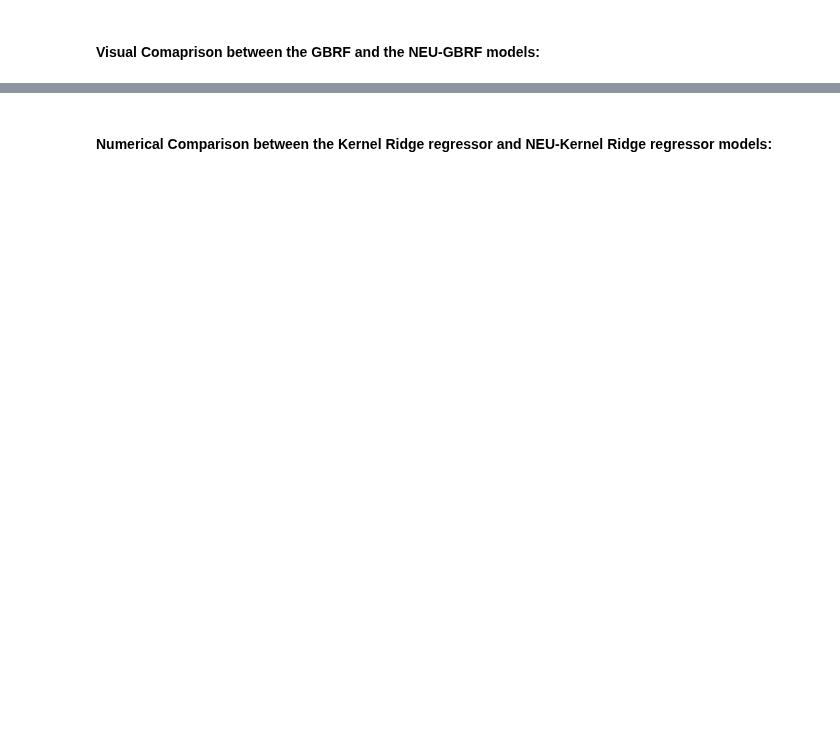
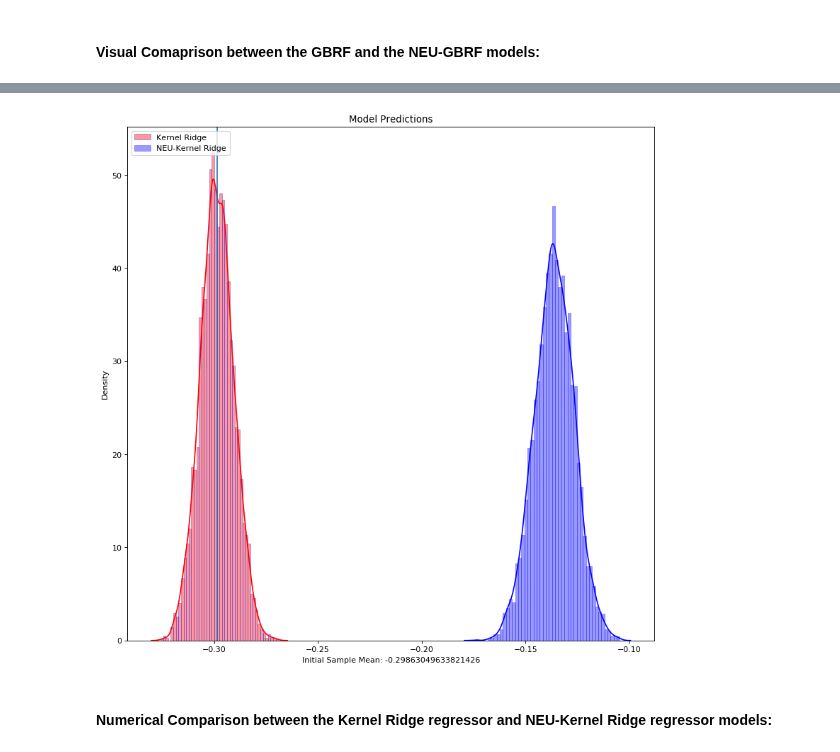
Before and after one commit to AnastasisKratsios/NEU_Non_Euclidean_Upgrading, a Jupyter notebook: NEU-Simulated-Regression.ipynb, the cells around one changed output, grey strips where cells are left out. Saved outputs shown, nothing was run; the diff lists cells and outputs as text; code cells hidden in the pictures; blank space fills up the shorter version.

Commit message:
Error Distribution Generator and clear reported addded
Only the OLS is left

```diff
--- a/NEU-Simulated-Regression.ipynb
+++ b/NEU-Simulated-Regression.ipynb
@@ -319,3 +334,7 @@ plt.show()
+# %%
+get_Error_distribution_plots(data_y_test,f_hat_kernel_ridge_test,NEU_KReg_y_hat_test,"Kernel Ridge")
+# %% [output]
+[figure, added]
 # %% [markdown]
 #### Numerical Comparison between the Kernel Ridge regressor and NEU-Kernel Ridge regressor models:
 # %%
```
Also changed, not shown: parts of 34 cells of this notebook, 17 other files.
